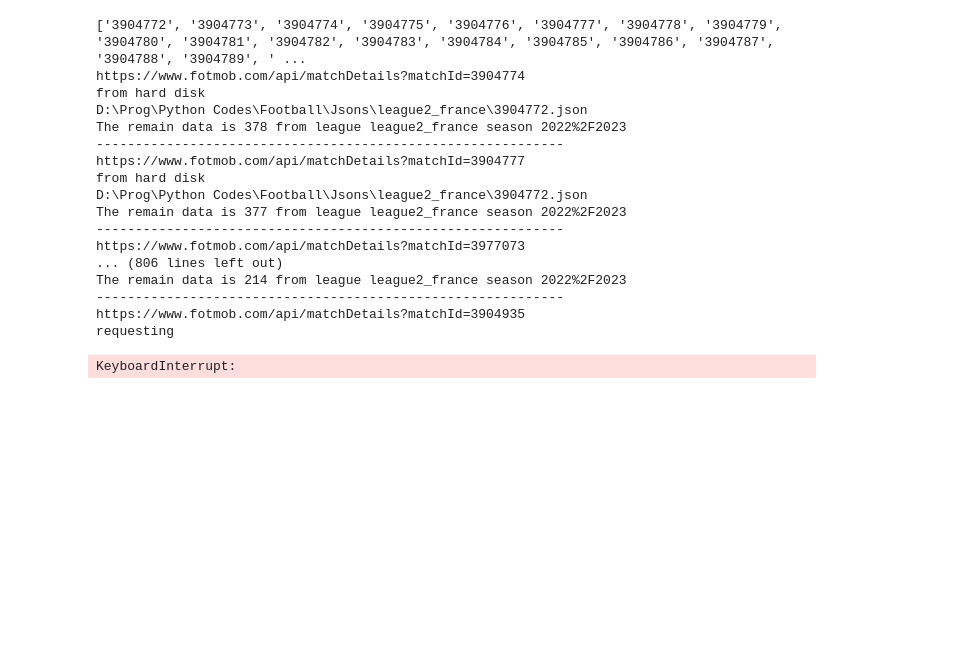
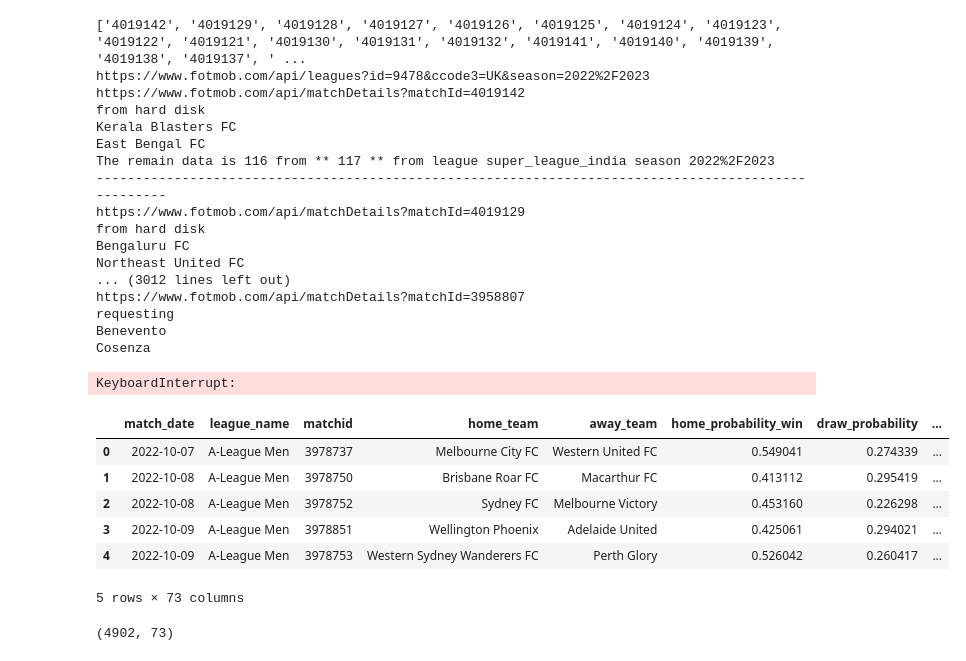
Before and after one commit to Moomad0373/Football-Predicting, a Jupyter notebook: Fotmob.ipynb, the cells around one changed output. Saved outputs shown, nothing was run; the diff lists cells and outputs as text; code cells hidden in the pictures; blank space fills up the shorter version.

Commit message:
add all folders for all leagues

```diff
--- a/Fotmob.ipynb
+++ b/Fotmob.ipynb
@@ -595,23 +600,23 @@ for season in seasons:
         # 'efl_cup_england': f'https://www.fotmob.com/api/leagues?id=133&ccode3=UK&season={season}',
         # 'wsl_england': f'https://www.fotmob.com/api/leagues?id=9227&ccode3=UK&season={season}',
         # 'league1_france': f'https://www.fotmob.com/api/leagues?id=53&ccode3=UK&season={season}',
-        'league2_france': f'https://www.fotmob.com/api/leagues?id=110&ccode3=UK&season={season}',
-        'copa_de_france': f'https://www.fotmob.com/api/leagues?id=134&ccode3=UK&season={season}',
-        'bundesliga_germany': f'https://www.fotmob.com/api/leagues?id=54&ccode3=UK&season={season}',
-        'bundesliga2_germany': f'https://www.fotmob.com/api/leagues?id=146&ccode3=UK&season={season}',
-        'liga3_germany': f'https://www.fotmob.com/api/leagues?id=208&ccode3=UK&season={season}',
-        'dfb_pokal_germany': f'https://www.fotmob.com/api/leagues?id=209&ccode3=UK&season={season}',
-        'Frauen_Bundesliga': f'https://www.fotmob.com/api/leagues?id=9676&ccode3=UK&season={season}',
-        'super_league1_greece': f'https://www.fotmob.com/api/leagues?id=135&ccode3=UK&season={season}',
-        'besta_deildin_iceland': f'https://www.fotmob.com/api/leagues?id=215&ccode3=UK&season={season}',
-        'super_league_india': f'https://www.fotmob.com/api/leagues?id=9478&ccode3=UK&season={season}',
-        'premier_division_ireland':  f'https://www.fotmob.com/api/leagues?id=126&ccode3=UK&season={season}',
-        'serieA_italy': f'https://www.fotmob.com/api/leagues?id=55&ccode3=UK&season={season}',
+        # 'league2_france': f'https://www.fotmob.com/api/leagues?id=110&ccode3=UK&season={season}',
+        # 'copa_de_france': f'https://www.fotmob.com/api/leagues?id=134&ccode3=UK&season={season}',
+        # 'bundesliga_germany': f'https://www.fotmob.com/api/leagues?id=54&ccode3=UK&season={season}',
+        # 'bundesliga2_germany': f'https://www.fotmob.com/api/leagues?id=146&ccode3=UK&season={season}',
+        # 'liga3_germany': f'https://www.fotmob.com/api/leagues?id=208&ccode3=UK&season={season}',
+        # 'dfb_pokal_germany': f'https://www.fotmob.com/api/leagues?id=209&ccode3=UK&season={season}',
+        # 'Frauen_Bundesliga': f'https://www.fotmob.com/api/leagues?id=9676&ccode3=UK&season={season}',
+        # 'super_league1_greece': f'https://www.fotmob.com/api/leagues?id=135&ccode3=UK&season={season}',
+        # 'besta_deildin_iceland': f'https://www.fotmob.com/api/leagues?id=215&ccode3=UK&season={season}',
+        # 'super_league_india': f'https://www.fotmob.com/api/leagues?id=9478&ccode3=UK&season={season}', # beginning to save json
+        # 'premier_division_ireland':  f'https://www.fotmob.com/api/leagues?id=126&ccode3=UK&season={season}',
+        # 'serieA_italy': f'https://www.fotmob.com/api/leagues?id=55&ccode3=UK&season={season}',
         'serieB_italy': f'https://www.fotmob.com/api/leagues?id=86&ccode3=UK&season={season}',
         'coppa_italia_italy': f'https://www.fotmob.com/api/leagues?id=141&ccode3=UK&season={season}',
         'jleague_japan': f'https://www.fotmob.com/api/leagues?id=223&ccode3=UK&season={season}',
         'ligamx_mexico': f'https://www.fotmob.com/api/leagues?id=230&ccode3=UK&season={season}',
-        'Eredivisie_netherland': f'https://www.fotmob.com/api/leagues?id=57&ccode3=UK&season={season}',
+        'Eredivisie_netherland': f'https://www.fotmob.com/api/leagues?id=57&ccode3=UK&season={season}', #
         'eerste_divisie_netherland': f'https://www.fotmob.com/api/leagues?id=111&ccode3=UK&season={season}',
         'knvb_cup_netherland': f'https://www.fotmob.com/api/leagues?id=235&ccode3=UK&season={season}',
         'elisteserien': f'https://www.fotmob.com/api/leagues?id=59&ccode3=UK&season={season}',
@@ -669,25 +674,48 @@ for season in seasons:
     for league_name, url in leagues_urls.items():
         if season in leagues[league_name]:
             ids = all_matches_data(url)
+            print(url)
             single_league = match_details(ids, league_name, season)
             df = pd.DataFrame(single_league)
             df.to_csv(f"Fotmob/{league_name}_{season}.csv", mode='w', index=False, encoding="utf-8")
 # %% [output]
-['3904772', '3904773', '3904774', '3904775', '3904776', '3904777', '3904778', '3904779', '3904780', '3904781', '3904782', '3904783', '3904784', '3904785', '3904786', '3904787', '3904788', '3904789', ' ...
-https://www.fotmob.com/api/matchDetails?matchId=3904774
+['4019142', '4019129', '4019128', '4019127', '4019126', '4019125', '4019124', '4019123', '4019122', '4019121', '4019130', '4019131', '4019132', '4019141', '4019140', '4019139', '4019138', '4019137', ' ...
+https://www.fotmob.com/api/leagues?id=9478&ccode3=UK&season=2022%2F2023
+https://www.fotmob.com/api/matchDetails?matchId=4019142
 from hard disk
-D:\Prog\Python Codes\Football\Jsons\league2_france\3904772.json
-The remain data is 378 from league league2_france season 2022%2F2023
-------------------------------------------------------------
-https://www.fotmob.com/api/matchDetails?matchId=3904777
+Kerala Blasters FC
+East Bengal FC
+The remain data is 116 from ** 117 ** from league super_league_india season 2022%2F2023
+----------------------------------------------------------------------------------------------------
+https://www.fotmob.com/api/matchDetails?matchId=4019129
 from hard disk
-D:\Prog\Python Codes\Football\Jsons\league2_france\3904772.json
-The remain data is 377 from league league2_france season 2022%2F2023
-------------------------------------------------------------
-https://www.fotmob.com/api/matchDetails?matchId=3977073
-... (806 lines left out)
-The remain data is 214 from league league2_france season 2022%2F2023
-------------------------------------------------------------
-https://www.fotmob.com/api/matchDetails?matchId=3904935
+Bengaluru FC
+Northeast United FC
+... (3012 lines left out)
+https://www.fotmob.com/api/matchDetails?matchId=3958807
 requesting
+Benevento
+Cosenza
 KeyboardInterrupt:
+# %%
+hame = []
+directory = "D:\Prog\Python Codes\Football\Fotmob"
+for filename in os.listdir(directory):
+    if filename.endswith('.csv'):
+        filepath = os.path.join(directory, filename)
+        data = pd.read_csv(filepath)
+        hame.append(data)
+fin = pd.concat(hame, axis=0)
+fin.head()
+# %% [output]
+|  | match_date | league_name | matchid | home_team | away_team | home_probability_win | draw_probability | ... |
+| 0 | 2022-10-07 | A-League Men | 3978737 | Melbourne City FC | Western United FC | 0.549041 | 0.274339 | ... |
+| 1 | 2022-10-08 | A-League Men | 3978750 | Brisbane Roar FC | Macarthur FC | 0.413112 | 0.295419 | ... |
+| 2 | 2022-10-08 | A-League Men | 3978752 | Sydney FC | Melbourne Victory | 0.453160 | 0.226298 | ... |
+| 3 | 2022-10-09 | A-League Men | 3978851 | Wellington Phoenix | Adelaide United | 0.425061 | 0.294021 | ... |
+| 4 | 2022-10-09 | A-League Men | 3978753 | Western Sydney Wanderers FC | Perth Glory | 0.526042 | 0.260417 | ... |
+5 rows × 73 columns
+# %%
+fin.shape
+# %% [output]
+(4902, 73)
```
Also changed, not shown: parts of 4 cells of this notebook, 9 other files.
